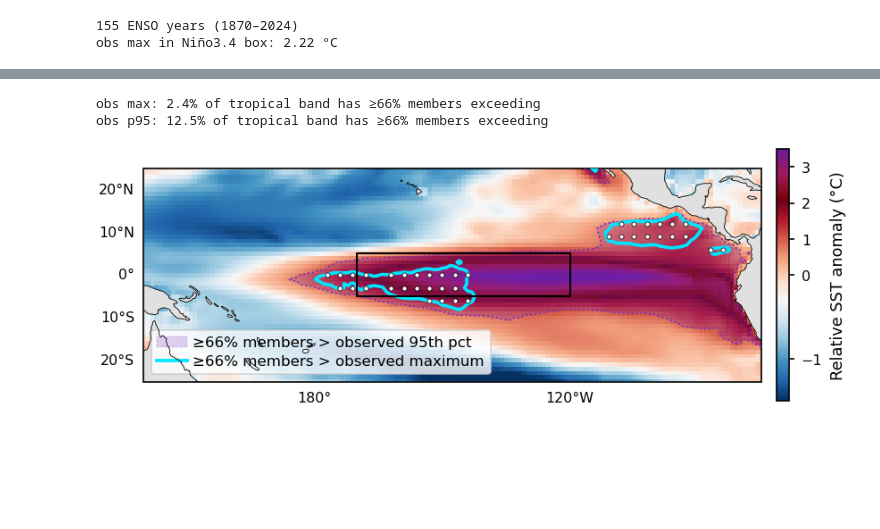
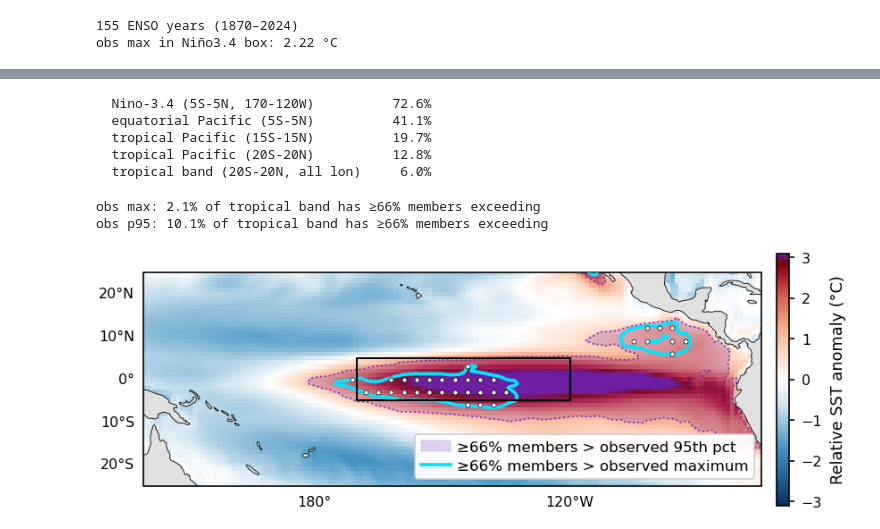
Before and after one commit to adisen99/extreme_el_nino_2026, a Jupyter notebook: 01_observation_data_context.ipynb, the cells around one changed output, grey strips where cells are left out. Drawn from its saved outputs; the diff is of its cells as text; code cells hidden in the pictures; blank space fills up the shorter version.

Commit message:
checkpoint: model-obs mismatch analysis

```diff
--- a/01_observation_data_context.ipynb
+++ b/01_observation_data_context.ipynb
@@ -626,10 +609,10 @@ print("dims:", dict(ds.sizes))
 print("last starts:", ds.S.values[-4:])
 print("units:", ds.tos.attrs.get("units"))
 
-# pull ONLY the Niño-3.4 box for the 2026-07 start, all members → area-mean
-box = ds.tos.sel(S="2026-07-01", Y=slice(-5, 5), X=slice(190, 240))
+# pull ONLY the Niño-3.4 box for the 2026-87 start, all members → area-mean
+box = ds.tos.sel(S="2026-08-01", Y=slice(-5, 5), X=slice(190, 240))
 w   = np.cos(np.deg2rad(box.Y))
 n34 = box.weighted(w).mean(("Y", "X")).mean("M").compute()   # raw SST by lead
-print("\nGEOSS2S raw Niño3.4 SST by lead (2026-07 init):")
+print("\nGEOSS2S raw Niño3.4 SST by lead (2026-08 init):")
 print(np.round(n34.values, 2))
 # %% [output]
@@ -1138,7 +1128,7 @@ def obs_djf_rel_fields(name):
     da = da.where((da > -5) & (da < 45)).sel(lat=slice(-35, 35))
 
     anom = da.groupby("time.month") - da.sel(time=BASE).groupby("time.month").mean("time")
-    eyr  = xr.where(anom["time.month"] >= 7, anom["time.year"], anom["time.year"] - 1)
+    eyr  = xr.where(anom["time.month"] >= 8, anom["time.year"], anom["time.year"] - 1)
     anom = anom.assign_coords(enso_year=("time", eyr.values))
     djf  = anom.sel(time=anom["time.month"].isin([12, 1, 2])).groupby("enso_year").mean("time")
 
@@ -1292,31 +1366,0 @@ ERSSTv5 DJF fields: 156 ENSO years (1870–2025)
-# %%
-def fcst_relmap_members(name):
-    fc, hc = open_model(name)
-    fcS  = fc.tos.sel(S="2026-07-01")
-    tmon = fcS.target.dt.month.values
-    djf  = list(np.where(np.isin(tmon, [12,1,2]))[0])
-    _log(f"{name}: forecast members")
-    f = _fetch(fcS.isel(L=djf).sel(Y=BAND)).where(lambda d: (d > -5) & (d < 45))   # (M,L,Y,X)
-
-    yr, mo = hc.S.dt.year.values, hc.S.dt.month.values
-    starts = hc.S.values[(mo == 7) & (yr >= 1991) & (yr <= 2020)]
-    acc = []
-    for i, s in enumerate(starts, 1):
-        if i % 10 == 0 or i == len(starts): _log(f"{name}: clim {i}/{len(starts)}")
-        acc.append(_fetch(hc.tos.sel(S=s).isel(L=djf).sel(Y=BAND).mean("M")))
-    clim = xr.concat(acc, dim="S").mean("S").where(lambda d: (d > -5) & (d < 45))
-
-    anom = (f - clim).mean("L")                                   # (M,Y,X)
-    b = anom.sel(Y=slice(-20,20)); w = np.cos(np.deg2rad(b.Y))
-    rel = (anom - b.weighted(w).mean(("Y","X"), skipna=True)).rename({"Y":"lat","X":"lon"})
-    return rel.interp(lat=TGT_LAT, lon=TGT_LON).drop_vars("M", errors="ignore")
-
-mem_maps = [fcst_relmap_members(m) for m in models]
-fcst_mem = xr.concat([d.rename({"M":"mem"}) if "M" in d.dims else d for d in mem_maps],
-                     dim="mem")                                    # (all members, lat, lon)
-fcst_mem.name = "rel_sst_members"
-fcst_mem.to_netcdf("/g/data/if69/as8561/data/fcst_rel_members_djf2627.nc")
-
-frac = (fcst_mem > obs_max).mean("mem")                            # fraction exceeding obs max
-print(f"{fcst_mem.sizes['mem']} members | Ni\u00f1o3.4 frac>obs-max: "
-      f"{float(frac.sel(lat=slice(-5,5), lon=slice(190,240)).mean()):.2f}")
@@ -1349,3 +1367,27 @@ context: <html^> <head> <title>404 Not Found</title> </head> <body> <h1>404 Not
+# %%
+def area_frac(mask, lat=slice(None), lon=slice(None)):
+    """Cosine-weighted percentage of area where mask is True."""
+    m = mask.sel(lat=lat, lon=lon)
+    w = np.cos(np.deg2rad(m.lat))
+    return 100 * float(m.weighted(w).mean(("lat", "lon")))
+
+exceed = (fcst_rel > obs_max)
+
+regions = {
+    "Nino-3.4 (5S-5N, 170-120W)":       dict(lat=slice(-5, 5),   lon=slice(190, 240)),
+    "equatorial Pacific (5S-5N)":       dict(lat=slice(-5, 5),   lon=slice(140, 280)),
+    "tropical Pacific (15S-15N)":       dict(lat=slice(-15, 15), lon=slice(140, 280)),
+    "tropical Pacific (20S-20N)":       dict(lat=slice(-20, 20), lon=slice(120, 285)),
+    "tropical band (20S-20N, all lon)": dict(lat=slice(-20, 20), lon=slice(0, 360)),
+}
+for name, box in regions.items():
+    print(f"  {name:34s} {area_frac(exceed, **box):5.1f}%")
+# %% [output]
+  Nino-3.4 (5S-5N, 170-120W)          72.6%
+  equatorial Pacific (5S-5N)          41.1%
+  tropical Pacific (15S-15N)          19.7%
+  tropical Pacific (20S-20N)          12.8%
+  tropical band (20S-20N, all lon)     6.0%
 # %%
 # --- observed reference levels (per gridpoint, across all ENSO years) ---
 obs_p95 = obs_yearly.quantile(0.95, dim="enso_year").drop_vars("quantile")
@@ -1375,37 +1417,37 @@ ax.contourf(frac_p95.lon, frac_p95.lat, frac_p95, levels=[THR, 1.01],
 ax.contour(frac_p95.lon, frac_p95.lat, frac_p95, levels=[THR], colors="#7b2cbf",
            linewidths=0.9, linestyles=":", transform=ccrs.PlateCarree(), zorder=5)
 
 # stricter criterion (max): bold outline + white dots
 ax.contour(frac_max.lon, frac_max.lat, frac_max, levels=[THR], colors="#00e5ff",
            linewidths=1.8, transform=ccrs.PlateCarree(), zorder=6)
 sub = frac_max.isel(lat=slice(None,None,3), lon=slice(None,None,3))
 yy, xx = np.meshgrid(sub.lat, sub.lon, indexing="ij")
 m = (sub >= THR).values
 ax.scatter(xx[m], yy[m], s=6, c="w", edgecolor="k", lw=0.35,
            transform=ccrs.PlateCarree(), zorder=7)
 
 ax.add_feature(cfeature.LAND, facecolor="0.88", zorder=2)
 ax.coastlines(lw=0.4, zorder=9)
 ax.plot([190,240,240,190,190], [-5,-5,5,5,-5], transform=ccrs.PlateCarree(),
         color="k", lw=1.0, zorder=10)
 ax.set_extent([140, 285, -25, 25], crs=ccrs.PlateCarree())
 gl = ax.gridlines(draw_labels=True, alpha=0); gl.top_labels = gl.right_labels = False
 cb = fig.colorbar(p, ax=ax, orientation="vertical", shrink=0.85, pad=0.02)
 cb.set_label("Relative SST anomaly (\u00b0C)")
 
 from matplotlib.lines import Line2D
 from matplotlib.patches import Patch
 ax.legend(handles=[
     Patch(facecolor="#7b2cbf", alpha=0.22, edgecolor="#7b2cbf", ls=":",
           label=f"\u2265{THR:.0%} members > observed 95th pct"),
     Line2D([0],[0], color="#00e5ff", lw=1.8,
            label=f"\u2265{THR:.0%} members > observed maximum"),
-], loc="lower left", fontsize=8, frameon=True, framealpha=0.8)
+], loc="lower right", fontsize=8, frameon=True, framealpha=0.95)
 plt.tight_layout()
 # %% [output]
-obs max: 2.4% of tropical band has ≥66% members exceeding
-obs p95: 12.5% of tropical band has ≥66% members exceeding
+obs max: 2.1% of tropical band has ≥66% members exceeding
+obs p95: 10.1% of tropical band has ≥66% members exceeding
-[figure, old version]
+[figure, new version]
 # %%
 LATBAND = slice(-15, 15)
 PAC     = slice(140, 285)
```
Also changed, not shown: parts of 36 cells of this notebook, 5 other files.
